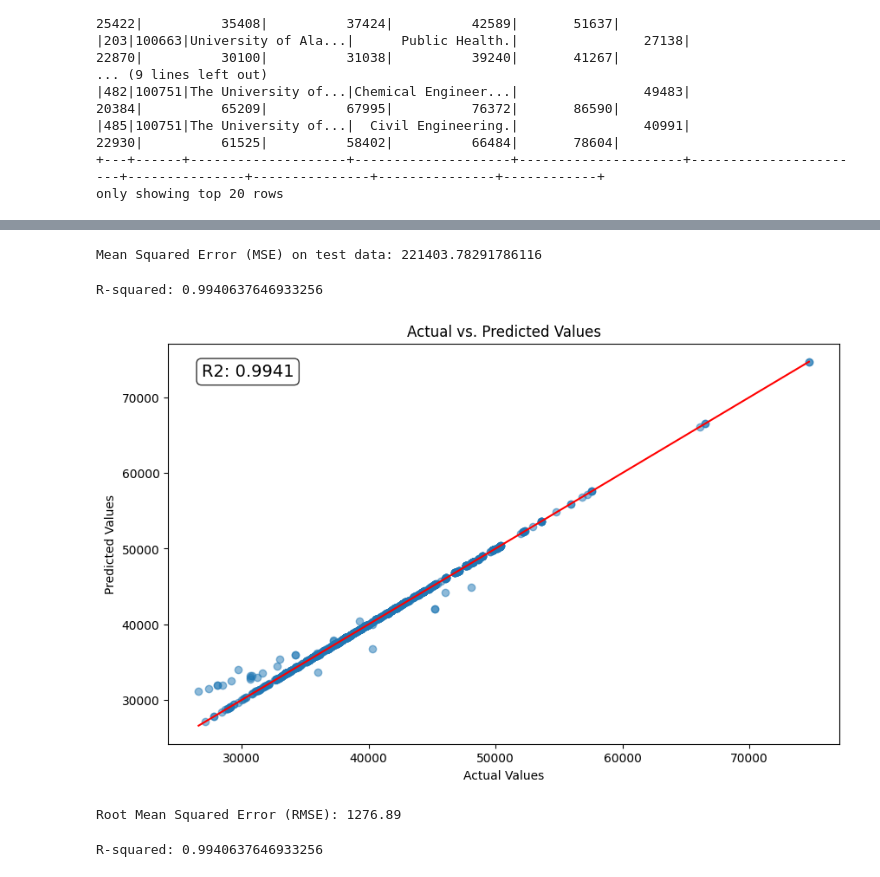
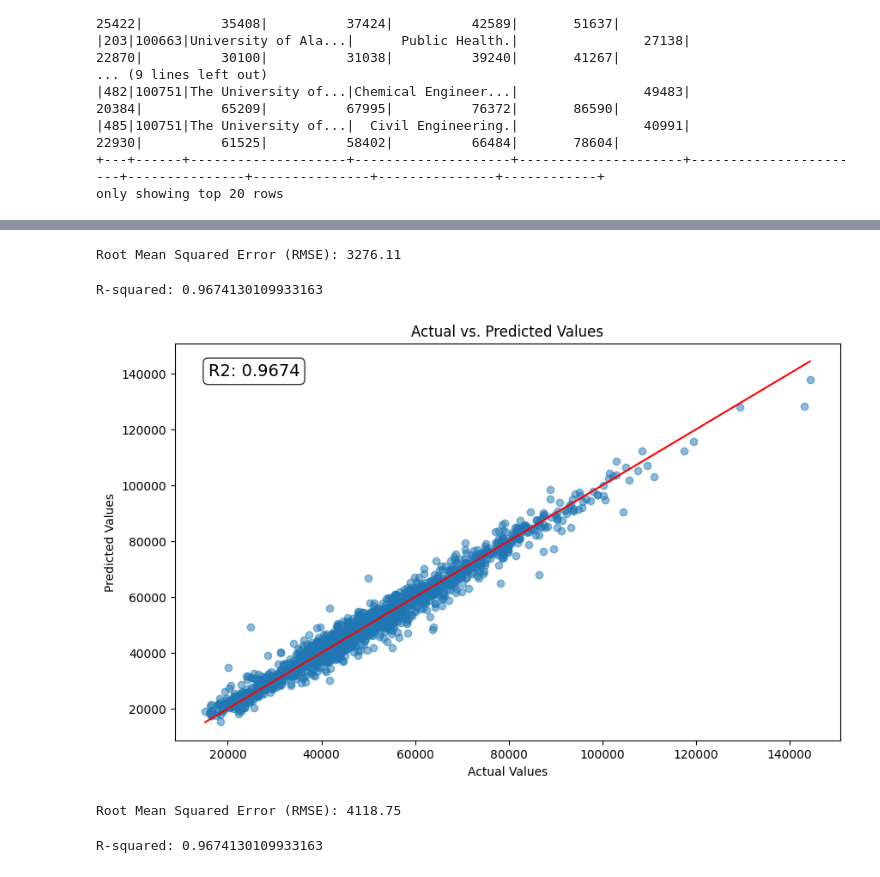
Before and after one commit to jepowers65/project4_group3, a Jupyter notebook: income_modeling/Group3_Proj4_jp_colab.ipynb, the cells around one changed output, grey strips where cells are left out. Saved outputs shown, nothing was run; the diff lists cells and outputs as text; code cells hidden in the pictures.

```diff
--- a/income_modeling/Group3_Proj4_jp_colab.ipynb
+++ b/income_modeling/Group3_Proj4_jp_colab.ipynb
@@ -191 +170,19 @@ data_ready = assembler.transform(encoded_df)
+# %%
+# Polynomial Features
+polyExpansion = PolynomialExpansion(degree=2, inputCol="scaled_features", outputCol="poly_features")
+
+# Create a Debt-to-Earnings Ratio for the 3-year mark
+field_df = field_df.withColumn("DEBT_EARN_RATIO_3YR", col("DEBT_ALL_PP_EVAL_MEAN") / col("EARN_NE_MDN_3YR"))
+# %%
+# Assemble all features together using VectorAssembler
+assembler = VectorAssembler(
+    inputCols=["CIPDESC_vec", "INSTNM_vec", "DEBT_EARN_RATIO_3YR", "poly_features"],
+    outputCol="features"
+)
+# %%
+# Define a pipeline to streamline all transformations
+pipeline = Pipeline(stages=[indexer1, indexer2, encoder, assembler_for_scaling, scaler, polyExpansion, assembler])
+
+# Apply the transformations
+data_ready = pipeline.fit(field_df).transform(field_df)
 # %%
@@ -197,7 +193,7 @@ train_df, test_df = data_ready.randomSplit([0.8, 0.2], seed=42)
 from pyspark.ml.regression import LinearRegression
 
 # Define the linear regression model
-lr = LinearRegression(featuresCol="features", labelCol="MN_EARN_WNE_P6")
+lr = LinearRegression(featuresCol="features", labelCol="EARN_MDN_4YR")
 
 # Fit the model
 lr_model = lr.fit(train_df)
@@ -208,38 +204,36 @@ predictions_df = lr_model.transform(test_df)
 # Evaluate the model
 from pyspark.ml.evaluation import RegressionEvaluator
 
-evaluator = RegressionEvaluator(labelCol="MN_EARN_WNE_P6", predictionCol="prediction", metricName="mse")
+evaluator = RegressionEvaluator(labelCol="EARN_MDN_4YR", predictionCol="prediction", metricName="rmse")
 mse = evaluator.evaluate(predictions_df)
-print(f"Mean Squared Error (MSE) on test data: {mse}")
+print(f"Root Mean Squared Error (RMSE): {mse:.2f}")
 # %% [output]
-Mean Squared Error (MSE) on test data: 221403.78291786116
+Root Mean Squared Error (RMSE): 3276.11
 # %%
 from pyspark.ml.evaluation import RegressionEvaluator
 
-evaluator = RegressionEvaluator(labelCol="MN_EARN_WNE_P6", predictionCol="prediction", metricName="r2")
+evaluator = RegressionEvaluator(labelCol="EARN_MDN_4YR", predictionCol="prediction", metricName="r2")
 r2 = evaluator.evaluate(predictions_df)
 print(f"R-squared: {r2}")
 # %% [output]
-R-squared: 0.9940637646933256
+R-squared: 0.9674130109933163
 # %%
-import matplotlib.pyplot as plt
-
 # Extract actual and predicted values
-actual_values = predictions_df.select("MN_EARN_WNE_P6").rdd.flatMap(lambda x: x).collect()
+actual_values = predictions_df.select("EARN_MDN_4YR").rdd.flatMap(lambda x: x).collect()
 predicted_values = predictions_df.select("prediction").rdd.flatMap(lambda x: x).collect()
 
 # Plot
 plt.figure(figsize=(10, 6))
 plt.scatter(actual_values, predicted_values, alpha=0.5)
 plt.title("Actual vs. Predicted Values")
 plt.xlabel("Actual Values")
 plt.ylabel("Predicted Values")
 plt.plot([min(actual_values), max(actual_values)], [min(actual_values), max(actual_values)], color='red')
 plt.text(0.05, 0.95, f'R2: {r2:.4f}', transform=plt.gca().transAxes, fontsize=14, verticalalignment='top', bbox=dict(boxstyle='round', facecolor='white', alpha=0.8))
 
 plt.show()
 # %% [output]
-[figure, old version]
+[figure, new version]
 # %%
 #Define and train RandomForestRegressor
 from pyspark.ml.regression import RandomForestRegressor
@@ -254,19 +248,17 @@ rf_model = rf_regressor.fit(train_df)
 # Make predictions
 predictions_df = rf_model.transform(test_df)
 # %%
-from pyspark.ml.evaluation import RegressionEvaluator
-
 # Compute RMSE
-evaluator_rmse = RegressionEvaluator(labelCol="MN_EARN_WNE_P6", predictionCol="prediction", metricName="rmse")
+evaluator_rmse = RegressionEvaluator(labelCol="EARN_MDN_4YR", predictionCol="prediction", metricName="rmse")
 rmse = evaluator_rmse.evaluate(predictions_df)
 print(f"Root Mean Squared Error (RMSE): {rmse:.2f}")
 # %% [output]
-Root Mean Squared Error (RMSE): 1276.89
+Root Mean Squared Error (RMSE): 4118.75
 # %%
 #Compute R2 value
-evaluator_r2 = RegressionEvaluator(labelCol="MN_EARN_WNE_P6", predictionCol="prediction", metricName="r2")
+evaluator_r2 = RegressionEvaluator(labelCol="EARN_MDN_4YR", predictionCol="prediction", metricName="r2")
 fr_r2 = evaluator_r2.evaluate(predictions_df)
 print(f"R-squared: {r2}")
 # %% [output]
-R-squared: 0.9940637646933256
+R-squared: 0.9674130109933163
 # %%
```
Also changed, not shown: parts of 29 cells of this notebook.
